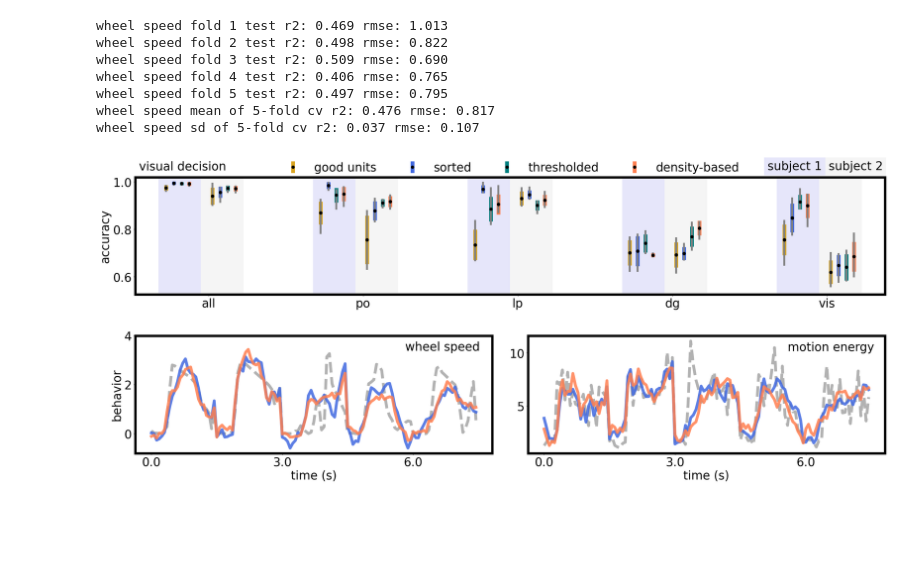
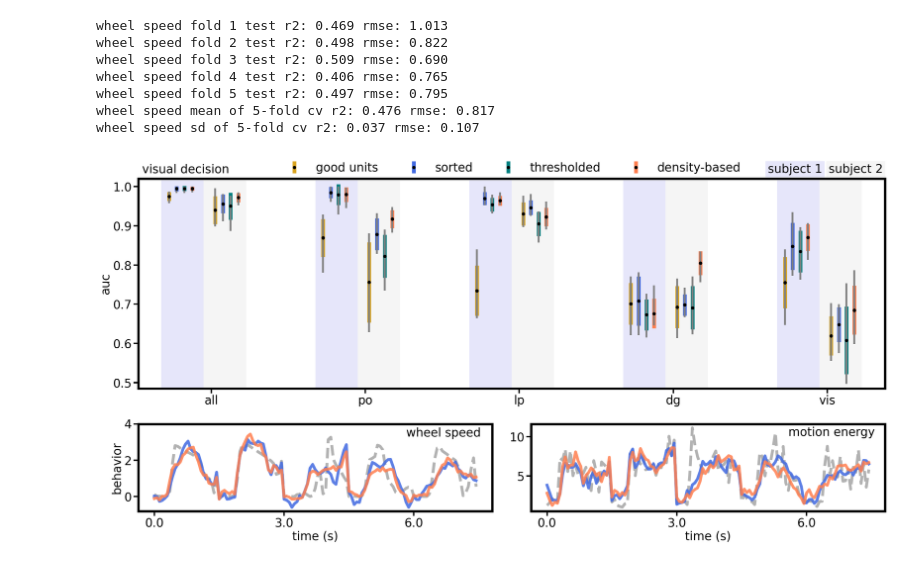
Before and after one commit to yzhang511/density_decoding, a Jupyter notebook: demo/cosyne_figures.ipynb, the cells around one changed output. Drawn from its saved outputs; the diff is of its cells as text; code cells hidden in the pictures; blank space fills up the shorter version.

```diff
--- a/demo/cosyne_figures.ipynb
+++ b/demo/cosyne_figures.ipynb
@@ -536,6 +583,7 @@ dy09_good_units = np.array([
     regional_decode_results[rois[4]][behave_type][data_type][idx]
 ])
 
+
 data_type = 'sorted'
 dy09_sorted = np.array([
     all_decode_results[behave_type][data_type][idx],
@@ -546,7 +594,7 @@ dy09_sorted = np.array([
     regional_decode_results[rois[4]][behave_type][data_type][idx]
 ])
 
-data_type = 'thresholded'
+data_type = 'kilosort thresholded'
 dy09_thresholded = np.array([
     all_decode_results[behave_type][data_type][idx],
     regional_decode_results[rois[0]][behave_type][data_type][idx],
@@ -555,6 +603,23 @@ dy09_thresholded = np.array([
     # regional_decode_results[rois[3]][behave_type][data_type][idx],
     regional_decode_results[rois[4]][behave_type][data_type][idx]
 ])
+
+save_path = save_path + '/kilosort_localizations'
+all_decode_results = np.load(
+        f'{save_path}/static_behaviors/all_decode_results.npy', allow_pickle=True).item()
+
+regional_decode_results = {
+    rois[0]: np.load(
+        f'{save_path}/static_behaviors/{rois[0]}_decode_results.npy', allow_pickle=True).item(),
+    rois[1]: np.load(
+        f'{save_path}/static_behaviors/{rois[1]}_decode_results.npy', allow_pickle=True).item(),
+    rois[2]: np.load(
+        f'{save_path}/static_behaviors/{rois[2]}_decode_results.npy', allow_pickle=True).item(),
+    rois[3]: np.load(
+        f'{save_path}/static_behaviors/{rois[3]}_decode_results.npy', allow_pickle=True).item(),
+    rois[4]: np.load(
+        f'{save_path}/static_behaviors/{rois[4]}_decode_results.npy', allow_pickle=True).item()
+}
 
 data_type = 'clusterless'
 dy09_clusterless = np.array([
@@ -566,13 +631,13 @@ dy09_clusterless = np.array([
     regional_decode_results[rois[4]][behave_type][data_type][idx]
 ])
 # %%
-fig = plt.figure(figsize=(24,14))
+fig = plt.figure(figsize=(24,12))
 
 gs = GridSpec(3, 2)
 
-ax1 = fig.add_subplot(gs[0,:])
-ax2 = fig.add_subplot(gs[1,0])
-ax3 = fig.add_subplot(gs[1,1])
+ax1 = fig.add_subplot(gs[:2,:])
+ax2 = fig.add_subplot(gs[2,0])
+ax3 = fig.add_subplot(gs[2,1])
 
 ticks = ['po', 'lp', 'dg', 'vis']; ticks.insert(0, 'all')
 
@@ -627,11 +692,11 @@ ax1.errorbar(np.arange(len(ticks))*2-.5, means, [means - mins, maxs - means],
 ax1.legend(loc='lower left')
 ax1.set_xticks([-.25, 1.75, 3.75, 5.75, 7.75], ticks)
 ax1.set_xlim(-1.2, 8.5)
-ax1.set_ylim(0.525, 1.02)
-ax1.set_ylabel('accuracy')
-ax1.text(-1.15, 1.05, 'visual decision')
+ax1.set_ylim(0.485, 1.02)
+ax1.set_ylabel('auc')
+ax1.text(-1.15, 1.035, 'visual decision')
 
-ax1.legend(loc='upper center', bbox_to_anchor=(0.5, 1.22),
+ax1.legend(loc='upper center', bbox_to_anchor=(0.5, 1.13),
           ncol=4, fancybox=False, shadow=False, frameon=False)
 
 ax1.axvspan(-.9, -.35, facecolor='lavender')
@@ -644,35 +709,38 @@ ax1.axvspan(5.1, 5.65, facecolor='lavender')
 ax1.axvspan(5.65, 6.2, facecolor='whitesmoke')
 ax1.axvspan(7.1, 7.65, facecolor='lavender')
 ax1.axvspan(7.65, 8.2, facecolor='whitesmoke')
 
-ax1.text(6.98, 1.05, 'subject 1', bbox={'facecolor': 'lavender', 'edgecolor':'none', 'pad':7})
-ax1.text(7.77, 1.05, 'subject 2', bbox={'facecolor': 'whitesmoke', 'edgecolor':'none', 'pad':7})
+ax1.text(6.98, 1.035, 'subject 1', bbox={'facecolor': 'lavender', 'edgecolor':'none', 'pad':5})
+ax1.text(7.77, 1.035, 'subject 2', bbox={'facecolor': 'whitesmoke', 'edgecolor':'none', 'pad':5})
 
 ax2.plot(np.hstack([obs_wheel_speed[2][i] for i in range(0, 50, 10)]), alpha=.6, linewidth=6.,
          c='gray', linestyle='dashed', label='observed');
 ax2.plot(np.hstack([sorted_wheel_speed[2].reshape(-1, 25)[i] for i in range(0, 50, 10)]),
          c='royalblue', alpha=.85, linewidth=6., label='sorted');
 ax2.plot(np.hstack([clusterless_wheel_speed[2].reshape(-1, 25)[i] for i in range(0, 50, 10)]),
          c='coral', alpha=.85, linewidth=6., label='density-based');
 ax2.set_xlabel('time (s)');
 ax2.set_ylabel('behavior');
 ax2.set_ylim(-0.8, 4.)
 ax2.set_xticks(np.arange(0, 25*5, 50), np.arange(0, 7.5, 3.))
 
 ax3.plot(np.hstack([obs_motion_energy[2][i] for i in range(0, 50, 10)]), alpha=.6, linewidth=6.,
          c='gray', linestyle='dashed', label='observed');
 ax3.plot(np.hstack([sorted_motion_energy[2].reshape(-1, 25)[i] for i in range(0, 50, 10)]),
          c='royalblue', alpha=.85, linewidth=6., label='sorted');
 ax3.plot(np.hstack([clusterless_motion_energy[2].reshape(-1, 25)[i] for i in range(0, 50, 10)]),
          c='coral', alpha=.85, linewidth=6., label='density-based');
 ax3.set_xlabel('time (s)');
 ax3.set_xticks(np.arange(0, 25*5, 50), np.arange(0, 7.5, 3.))
 
-ax2.text(97, 3.4, 'wheel speed')
-ax3.text(93, 10.2, 'motion energy')
+ax2.text(97, 3.3, 'wheel speed')
+ax3.text(93, 10.1, 'motion energy')
+
+for ax in [ax1, ax2, ax3]:
+    ax.tick_params(axis='both', length=10, width=3)
 
 
 plt.tight_layout()
 # plt.savefig('cosyne_fig_3.png', dpi=600)
 # %% [output]
-[figure, old version]
+[figure, new version]
```
Also changed, not shown: parts of 4 cells of this notebook, 2 other files.
